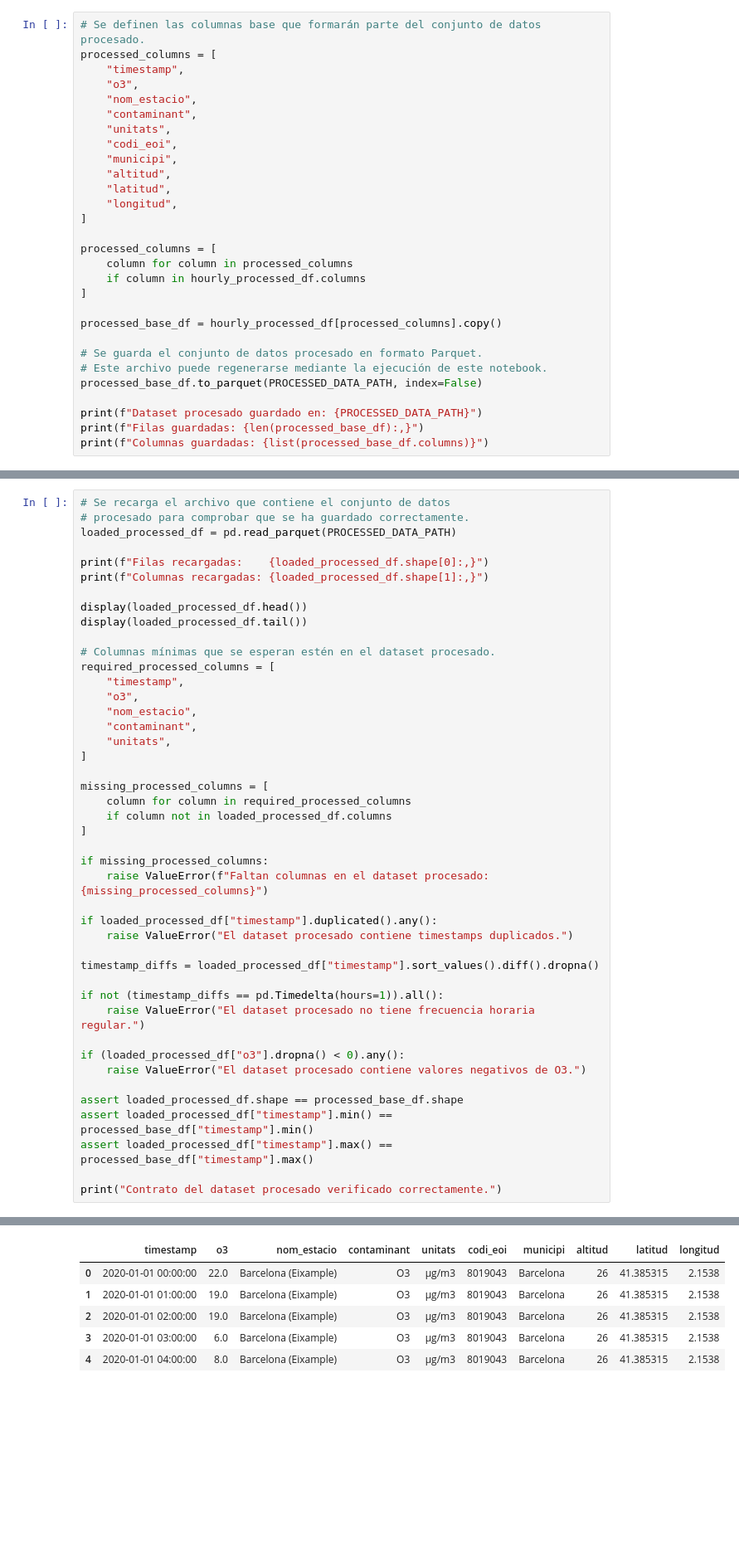
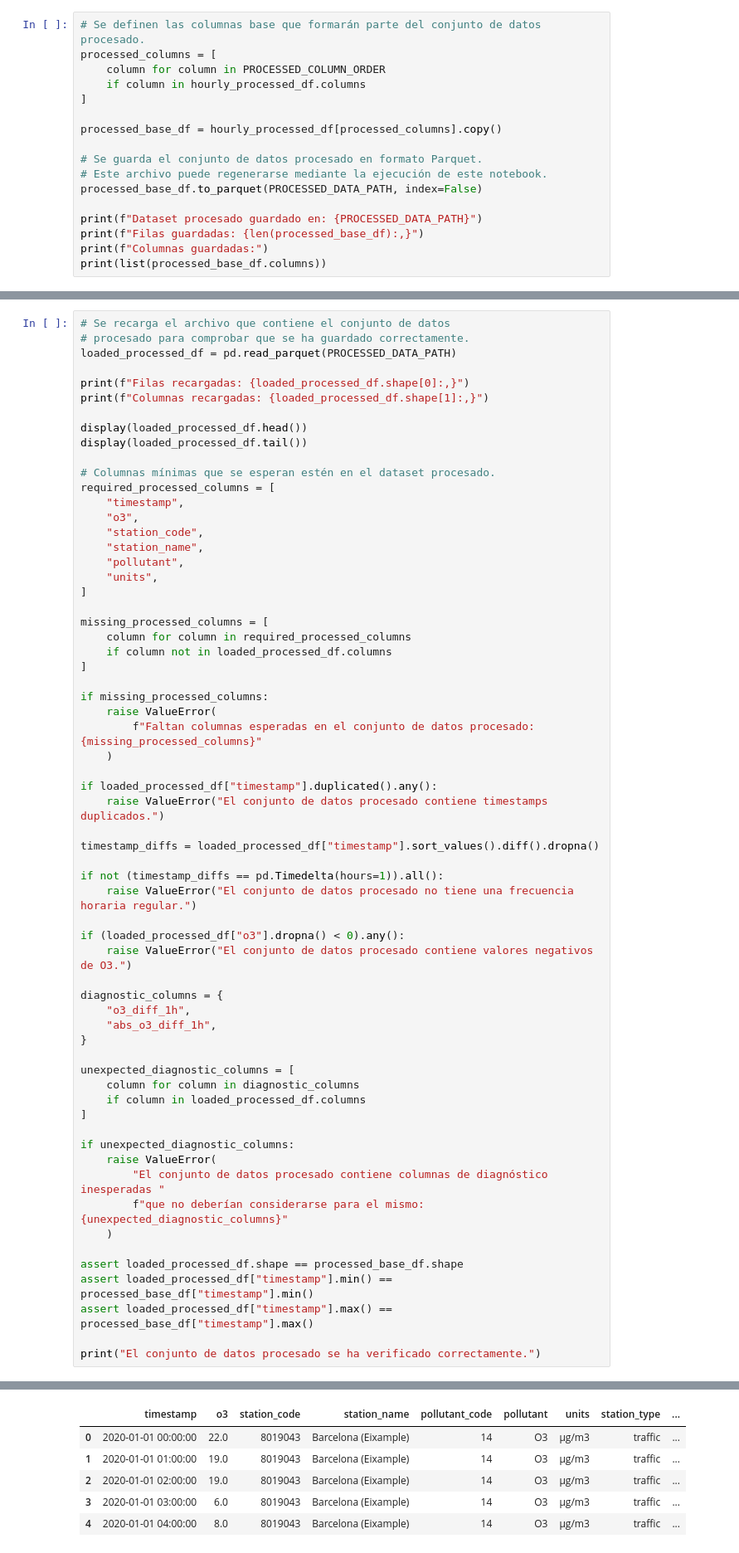
Before and after one commit to hipenation2142/trabajo, a Jupyter notebook: notebooks/00_data_preparation_o3.ipynb, the cells around one changed output, grey strips where cells are left out. Shown at 83% size. Cells and saved outputs as stored; diff of their text form; blank space fills up the shorter version.

```diff
--- a/notebooks/00_data_preparation_o3.ipynb
+++ b/notebooks/00_data_preparation_o3.ipynb
@@ -657,20 +805,7 @@ De esta forma, se evitan los perjuicios que conllevaría eliminar episodios mete
 # %%
 # Se definen las columnas base que formarán parte del conjunto de datos procesado.
 processed_columns = [
-    "timestamp",
-    "o3",
-    "nom_estacio",
-    "contaminant",
-    "unitats",
-    "codi_eoi",
-    "municipi",
-    "altitud",
-    "latitud",
-    "longitud",
-]
-
-processed_columns = [
-    column for column in processed_columns
+    column for column in PROCESSED_COLUMN_ORDER
     if column in hourly_processed_df.columns
 ]
 
@@ -682,5 +817,6 @@ processed_base_df.to_parquet(PROCESSED_DATA_PATH, index=False)
 
 print(f"Dataset procesado guardado en: {PROCESSED_DATA_PATH}")
 print(f"Filas guardadas: {len(processed_base_df):,}")
-print(f"Columnas guardadas: {list(processed_base_df.columns)}")
+print(f"Columnas guardadas:")
+print(list(processed_base_df.columns))
 # %% [output]
@@ -756,7 +898,7 @@ El README del conjunto de datos procesado se ha guardado en: C:\trabajo_github\d
 # procesado para comprobar que se ha guardado correctamente.
 loaded_processed_df = pd.read_parquet(PROCESSED_DATA_PATH)
 
-print(f"Filas recargadas:    {loaded_processed_df.shape[0]:,}")
+print(f"Filas recargadas: {loaded_processed_df.shape[0]:,}")
 print(f"Columnas recargadas: {loaded_processed_df.shape[1]:,}")
 
 display(loaded_processed_df.head())
@@ -766,9 +908,10 @@ display(loaded_processed_df.tail())
 required_processed_columns = [
     "timestamp",
     "o3",
-    "nom_estacio",
-    "contaminant",
-    "unitats",
+    "station_code",
+    "station_name",
+    "pollutant",
+    "units",
 ]
 
 missing_processed_columns = [
@@ -777,22 +920,40 @@ missing_processed_columns = [
 ]
 
 if missing_processed_columns:
-    raise ValueError(f"Faltan columnas en el dataset procesado: {missing_processed_columns}")
+    raise ValueError(
+        f"Faltan columnas esperadas en el conjunto de datos procesado: {missing_processed_columns}"
+    )
 
 if loaded_processed_df["timestamp"].duplicated().any():
-    raise ValueError("El dataset procesado contiene timestamps duplicados.")
+    raise ValueError("El conjunto de datos procesado contiene timestamps duplicados.")
 
 timestamp_diffs = loaded_processed_df["timestamp"].sort_values().diff().dropna()
 
 if not (timestamp_diffs == pd.Timedelta(hours=1)).all():
-    raise ValueError("El dataset procesado no tiene frecuencia horaria regular.")
+    raise ValueError("El conjunto de datos procesado no tiene una frecuencia horaria regular.")
 
 if (loaded_processed_df["o3"].dropna() < 0).any():
-    raise ValueError("El dataset procesado contiene valores negativos de O3.")
+    raise ValueError("El conjunto de datos procesado contiene valores negativos de O3.")
+
+diagnostic_columns = {
+    "o3_diff_1h",
+    "abs_o3_diff_1h",
+}
+
+unexpected_diagnostic_columns = [
+    column for column in diagnostic_columns
+    if column in loaded_processed_df.columns
+]
+
+if unexpected_diagnostic_columns:
+    raise ValueError(
+        "El conjunto de datos procesado contiene columnas de diagnóstico inesperadas "
+        f"que no deberían considerarse para el mismo: {unexpected_diagnostic_columns}"
+    )
 
 assert loaded_processed_df.shape == processed_base_df.shape
 assert loaded_processed_df["timestamp"].min() == processed_base_df["timestamp"].min()
 assert loaded_processed_df["timestamp"].max() == processed_base_df["timestamp"].max()
 
-print("Contrato del dataset procesado verificado correctamente.")
+print("El conjunto de datos procesado se ha verificado correctamente.")
 # %% [output]
@@ -801,6 +962,6 @@ Columnas recargadas: 10
-|  | timestamp | o3 | nom_estacio | contaminant | unitats | codi_eoi | municipi | altitud | latitud | longitud |
-| 0 | 2020-01-01 00:00:00 | 22.0 | Barcelona (Eixample) | O3 | µg/m3 | 8019043 | Barcelona | 26 | 41.385315 | 2.1538 |
-| 1 | 2020-01-01 01:00:00 | 19.0 | Barcelona (Eixample) | O3 | µg/m3 | 8019043 | Barcelona | 26 | 41.385315 | 2.1538 |
-| 2 | 2020-01-01 02:00:00 | 19.0 | Barcelona (Eixample) | O3 | µg/m3 | 8019043 | Barcelona | 26 | 41.385315 | 2.1538 |
-| 3 | 2020-01-01 03:00:00 | 6.0 | Barcelona (Eixample) | O3 | µg/m3 | 8019043 | Barcelona | 26 | 41.385315 | 2.1538 |
-| 4 | 2020-01-01 04:00:00 | 8.0 | Barcelona (Eixample) | O3 | µg/m3 | 8019043 | Barcelona | 26 | 41.385315 | 2.1538 |
+|  | timestamp | o3 | station_code | station_name | pollutant_code | pollutant | units | station_type | ... |
+| 0 | 2020-01-01 00:00:00 | 22.0 | 8019043 | Barcelona (Eixample) | 14 | O3 | µg/m3 | traffic | ... |
+| 1 | 2020-01-01 01:00:00 | 19.0 | 8019043 | Barcelona (Eixample) | 14 | O3 | µg/m3 | traffic | ... |
+| 2 | 2020-01-01 02:00:00 | 19.0 | 8019043 | Barcelona (Eixample) | 14 | O3 | µg/m3 | traffic | ... |
+| 3 | 2020-01-01 03:00:00 | 6.0 | 8019043 | Barcelona (Eixample) | 14 | O3 | µg/m3 | traffic | ... |
+| 4 | 2020-01-01 04:00:00 | 8.0 | 8019043 | Barcelona (Eixample) | 14 | O3 | µg/m3 | traffic | ... |
```
Also changed, not shown: parts of 8 cells of this notebook, 3 other files.
